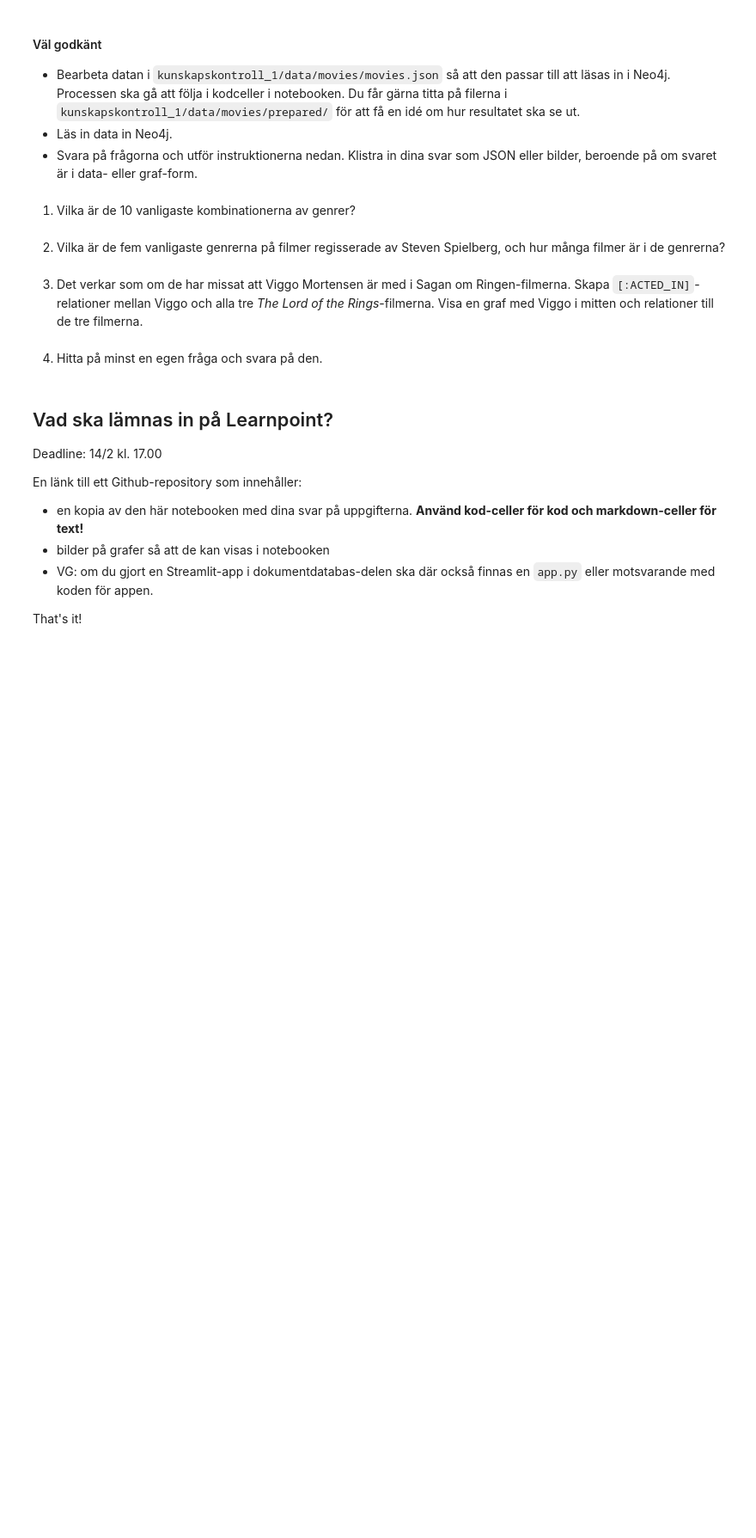
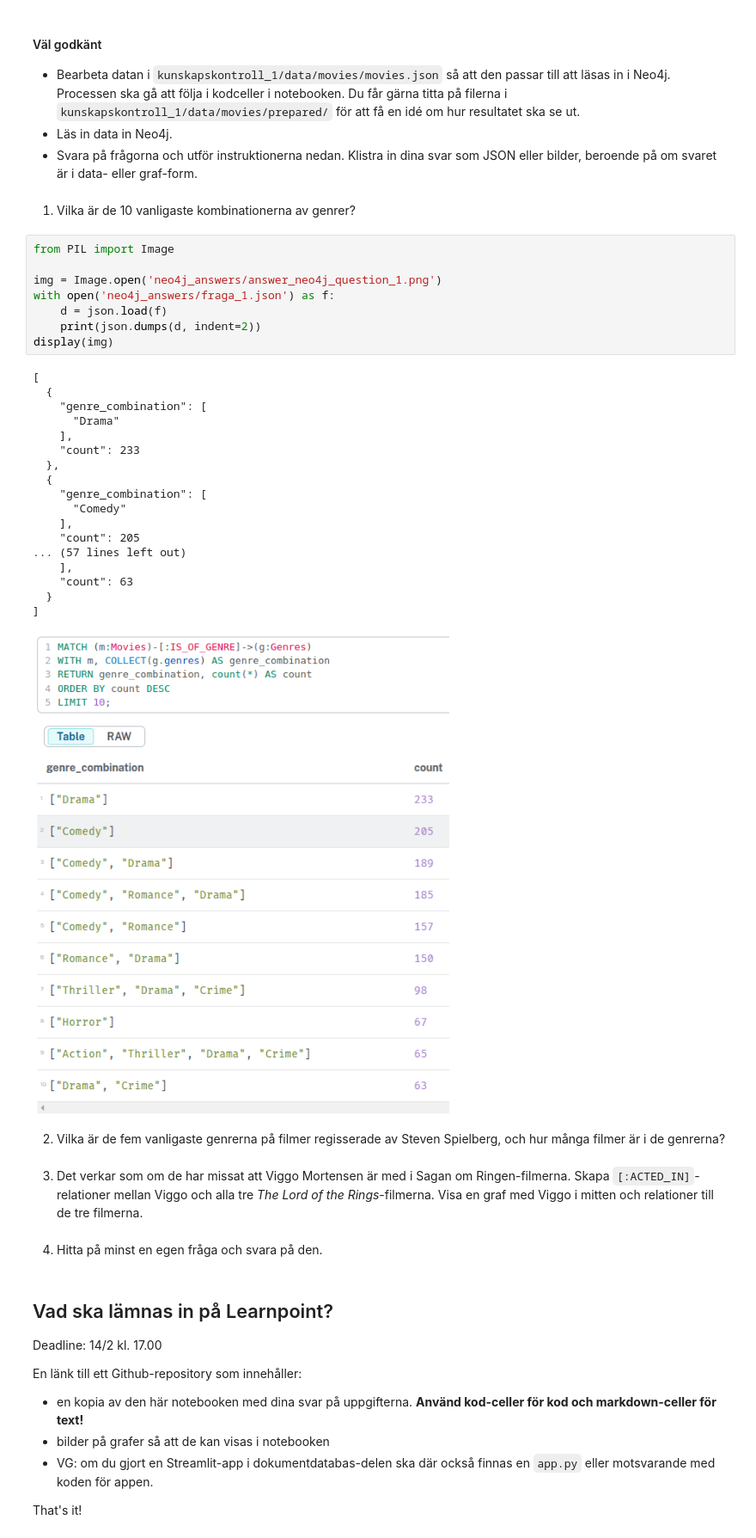
Before and after one commit to DaDrummerthe1st/DATA24HEL_DBT25_uppgift_1, a Jupyter notebook: kunskapskontroll_1.ipynb, the cells around one changed output. Shown at 86% size. Cells and saved outputs as stored; diff of their text form; blank space fills up the shorter version.

Commit message:
Started answering neo4j-questions

```diff
--- a/kunskapskontroll_1.ipynb
+++ b/kunskapskontroll_1.ipynb
@@ -1013,6 +1034,33 @@ movies.to_csv('csv_neo4j/movies.csv', index=False)
 * Svara på frågorna och utför instruktionerna nedan. Klistra in dina svar som JSON eller bilder, beroende på om svaret är i data- eller graf-form.
 # %% [markdown]
 1. Vilka är de 10 vanligaste kombinationerna av genrer?
+# %%
+from PIL import Image
+
+img = Image.open('neo4j_answers/answer_neo4j_question_1.png')
+with open('neo4j_answers/fraga_1.json') as f:
+    d = json.load(f)
+    print(json.dumps(d, indent=2))
+display(img)
+# %% [output]
+[
+  {
+    "genre_combination": [
+      "Drama"
+    ],
+    "count": 233
+  },
+  {
+    "genre_combination": [
+      "Comedy"
+    ],
+    "count": 205
+... (57 lines left out)
+    ],
+    "count": 63
+  }
+]
+[figure, added]
 # %% [markdown]
 2. Vilka är de fem vanligaste genrerna på filmer regisserade av Steven Spielberg, och hur många filmer är i de genrerna?
 # %% [markdown]
```
Also changed, not shown: parts of 1 cell of this notebook, 3 other files.
